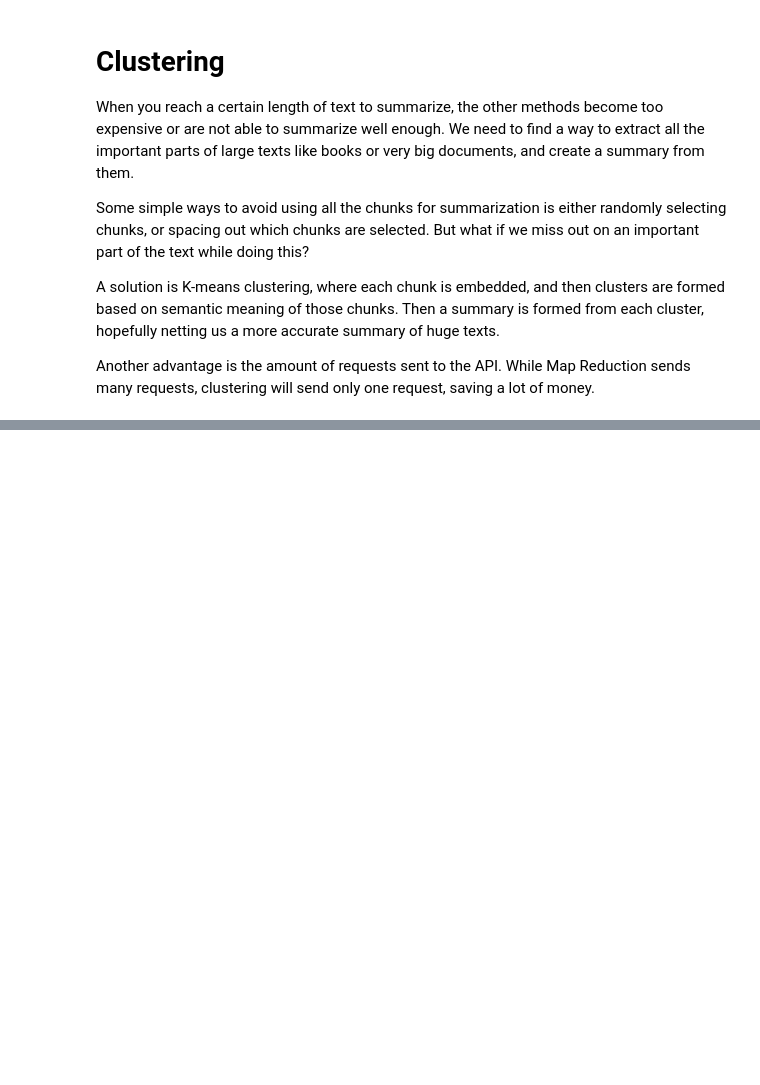
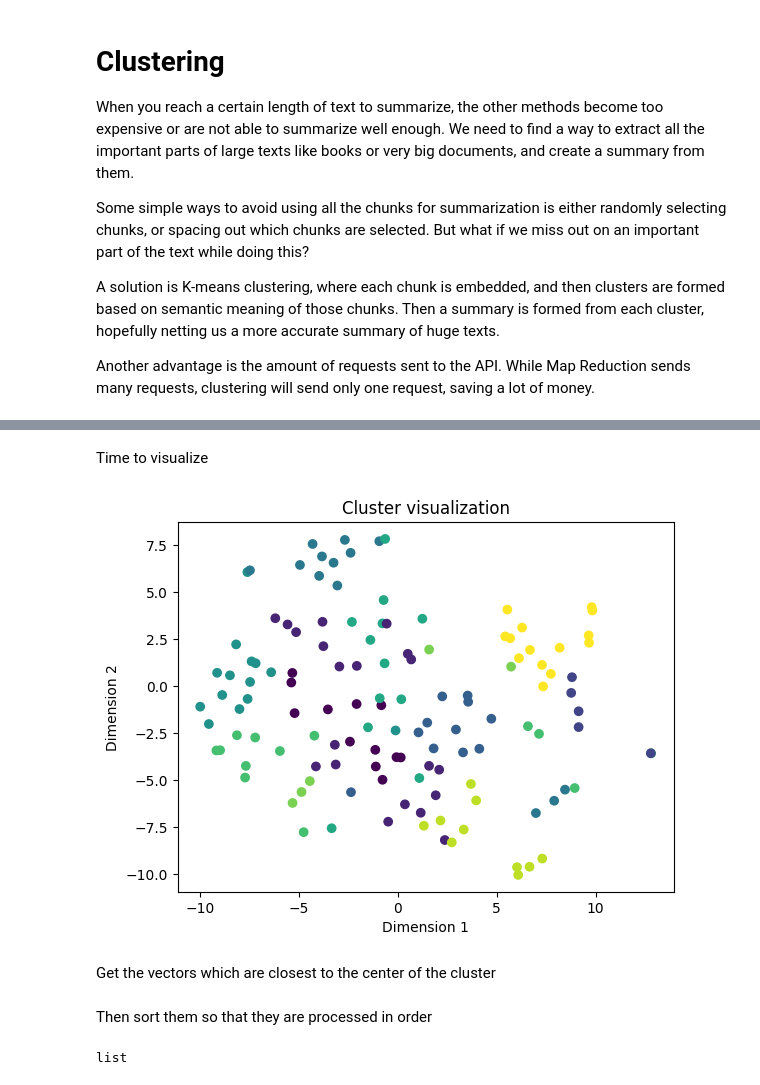
Before and after one commit to torvat/dat255-course-project, a Jupyter notebook: k-means-clustering.ipynb, the cells around one changed output, grey strips where cells are left out. Saved outputs shown, nothing was run; the diff lists cells and outputs as text; code cells hidden in the pictures; blank space fills up the shorter version.

Commit message:
implement k-means clustering

```diff
--- a/k-means-clustering.ipynb
+++ b/k-means-clustering.ipynb
@@ -25,0 +39,3 @@ Document(page_content='DRACULA  \nby  \nBram Stoker  \n1897 edition  \nCHAPTER 1
+# %%
+split_docs = split_document_by_tokens([doc], chunk_size=2000, overlap=200)
+print(f'Now our book is split up into {len(split_docs)} documents')
@@ -25,0 +49,6 @@ Document(page_content='DRACULA  \nby  \nBram Stoker  \n1897 edition  \nCHAPTER 1
+# %%
+from langchain_openai import OpenAIEmbeddings
+
+embeddings = OpenAIEmbeddings(openai_api_key=OPENAI_API_KEY, model='text-embedding-3-small')
+
+vectors = embeddings.embed_documents([doc.page_content for doc in split_docs])
@@ -25,0 +59,6 @@ Document(page_content='DRACULA  \nby  \nBram Stoker  \n1897 edition  \nCHAPTER 1
+# %%
+from sklearn.cluster import KMeans
+
+num_clusters = 11
+
+kmeans = KMeans(n_clusters=num_clusters, random_state=42).fit(vectors)
@@ -25,0 +76,20 @@ Document(page_content='DRACULA  \nby  \nBram Stoker  \n1897 edition  \nCHAPTER 1
+# %% [markdown]
+Time to visualize
+# %%
+from sklearn.manifold import TSNE
+import matplotlib.pyplot as plt
+import numpy as np
+
+tsne = TSNE(n_components=2, random_state=42)
+vectors = np.array(vectors)
+reduced_data_tsne = tsne.fit_transform(vectors)
+
+plt.scatter(reduced_data_tsne[:, 0], reduced_data_tsne[:, 1], c=kmeans.labels_)
+plt.xlabel('Dimension 1')
+plt.ylabel('Dimension 2')
+plt.title('Cluster visualization')
+plt.show()
+# %% [output]
+[figure, added]
+# %% [markdown]
+Get the vectors which are closest to the center of the cluster
@@ -25,0 +104,6 @@ Document(page_content='DRACULA  \nby  \nBram Stoker  \n1897 edition  \nCHAPTER 1
+# %% [markdown]
+Then sort them so that they are processed in order
+# %%
+selected_indices = sorted(closest_indices)
+# %% [output]
+list
```
Also changed, not shown: parts of 20 cells of this notebook, 4 other files.
